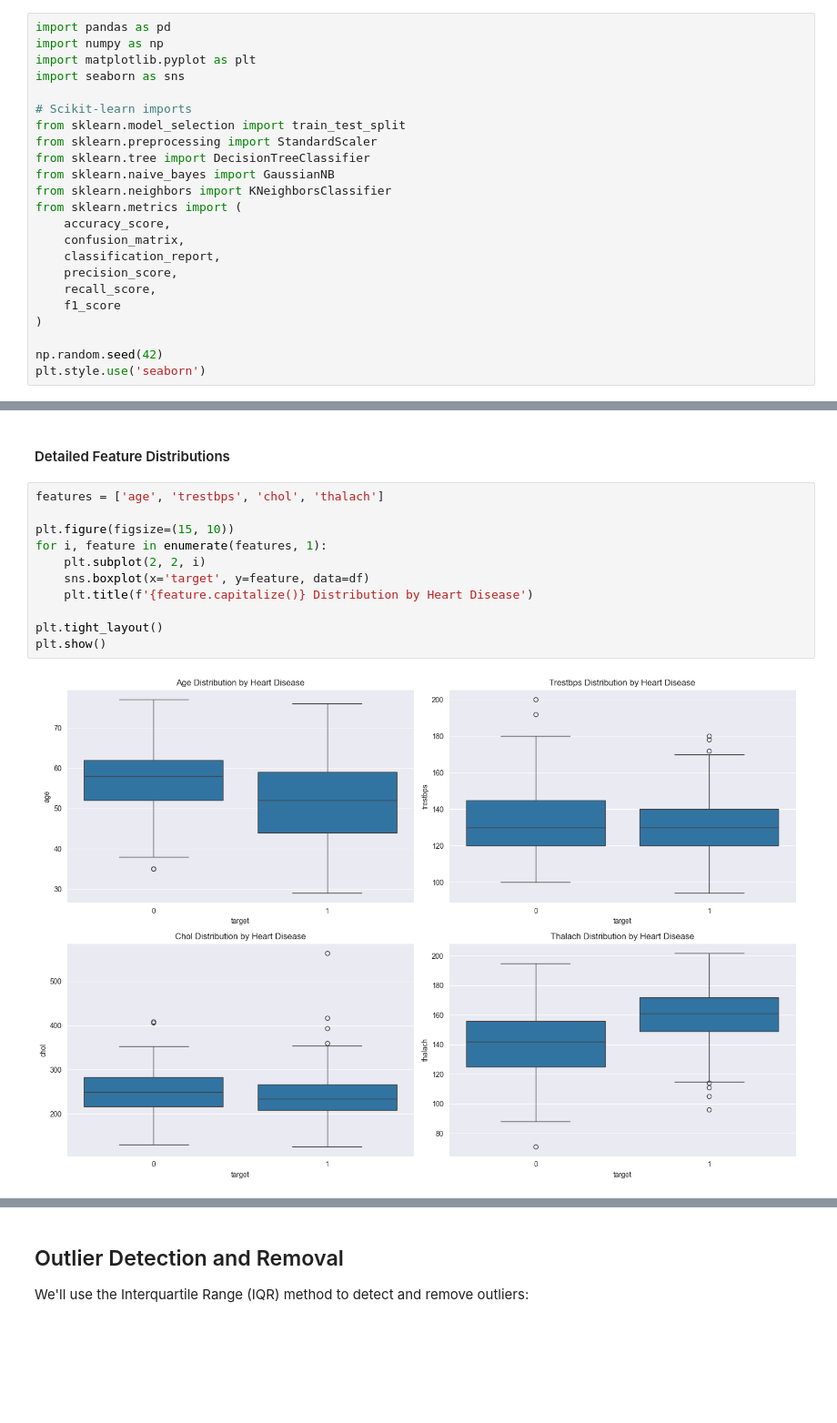
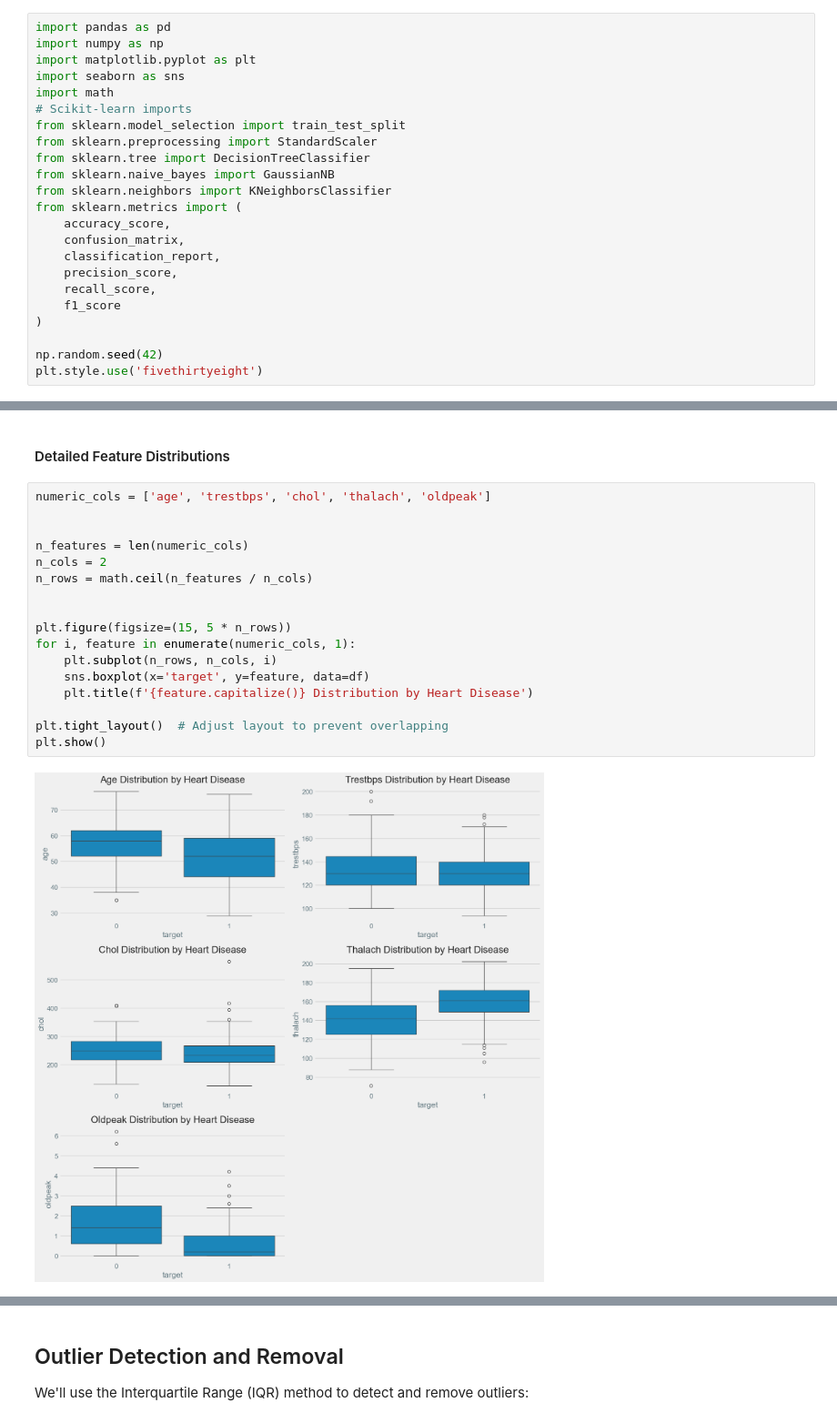
Before and after one commit to baherjr/DM-and-BI-Project, a Jupyter notebook: Heart Disease Classification Project.ipynb, the cells around one changed output, grey strips where cells are left out. Shown at 91% size. Cells and saved outputs as stored; diff of their text form; blank space fills up the shorter version.

```diff
--- a/Heart Disease Classification Project.ipynb
+++ b/Heart Disease Classification Project.ipynb
@@ -26,7 +26,7 @@ import pandas as pd
 import numpy as np
 import matplotlib.pyplot as plt
 import seaborn as sns
-
+import math
 # Scikit-learn imports
 from sklearn.model_selection import train_test_split
 from sklearn.preprocessing import StandardScaler
@@ -43,7 +43,7 @@ from sklearn.metrics import (
 )
 
 np.random.seed(42)
-plt.style.use('seaborn')
+plt.style.use('fivethirtyeight')
 # %% [markdown]
 ## Data Loading and Initial Exploration
 # %%
@@ -118,15 +118,21 @@ Name: target, dtype: float64
 # %% [markdown]
 #### Detailed Feature Distributions
 # %%
-features = ['age', 'trestbps', 'chol', 'thalach']
+numeric_cols = ['age', 'trestbps', 'chol', 'thalach', 'oldpeak']
 
-plt.figure(figsize=(15, 10))
-for i, feature in enumerate(features, 1):
-    plt.subplot(2, 2, i)
+
+n_features = len(numeric_cols)
+n_cols = 2
+n_rows = math.ceil(n_features / n_cols)
+
+
+plt.figure(figsize=(15, 5 * n_rows))
+for i, feature in enumerate(numeric_cols, 1):
+    plt.subplot(n_rows, n_cols, i)
     sns.boxplot(x='target', y=feature, data=df)
     plt.title(f'{feature.capitalize()} Distribution by Heart Disease')
 
-plt.tight_layout()
+plt.tight_layout()  # Adjust layout to prevent overlapping
 plt.show()
 # %% [output]
-[figure, old version]
+[figure, new version]
```
Also changed, not shown: parts of 8 cells of this notebook.
